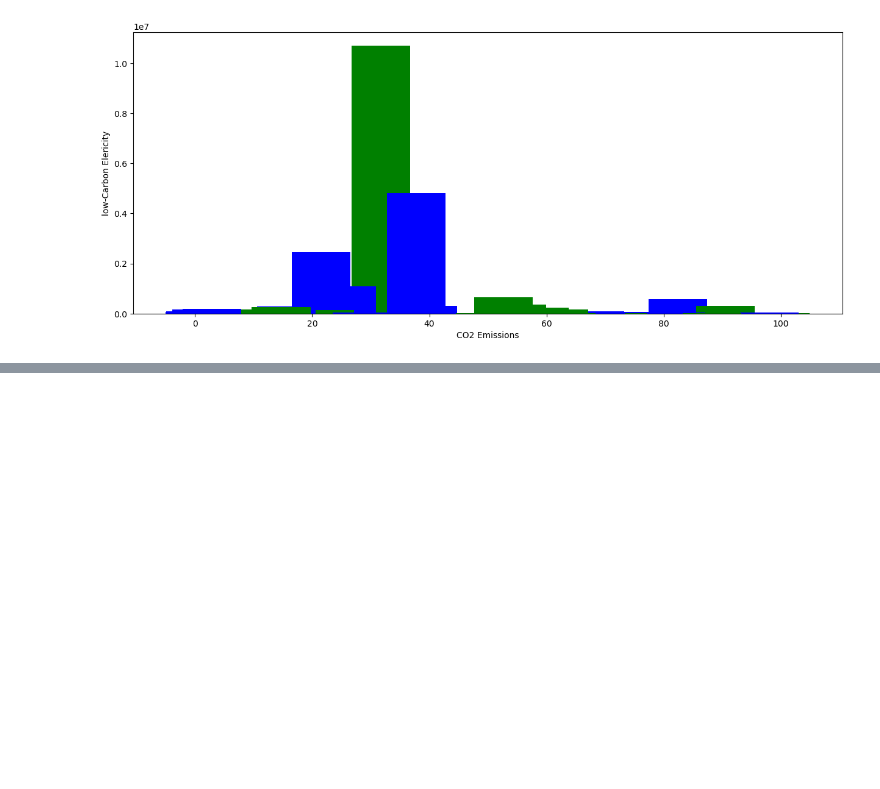
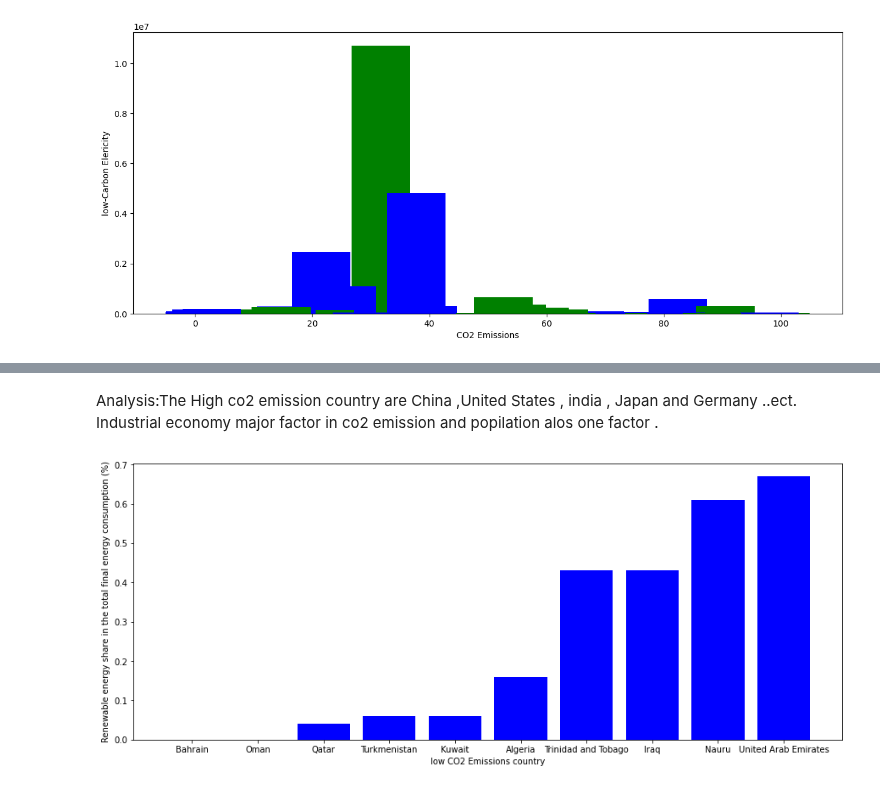
Before and after one commit to yosieph/Project1, a Jupyter notebook: project1.ipynb, the cells around one changed output, grey strips where cells are left out. Cells and saved outputs as stored; diff of their text form; code cells hidden in the pictures; blank space fills up the shorter version.

```diff
--- a/project1.ipynb
+++ b/project1.ipynb
@@ -826,3 +920,8 @@ plt.ylabel('low-Carbon Elericity')
 plt.show()
 # %% [output]
 [figure]
+# %%
+# data informations :country ,Low-carbon electricity (% electricity) ,co2 Emissions (metric tons per capita)
+# Sort the main_data by 'Average Temp' in ascending order to get the lowest Carbon electricity countries
+lowest_co2_emission_countries = main_data.sort_values(by='Renewable energy share in the total final energy consumption (%)', ascending=True).head(10)[['Country','co2 Emissions (metric tons per capita)' ,'Renewable energy share in the total final energy consumption (%)']]
+print (lowest_co2_emission_countries)
@@ -828,0 +971,12 @@ plt.show()
+# %% [markdown]
+Analysis:The High co2 emission  country  are China ,United States , india , Japan and Germany ..ect. Industrial economy major factor in co2 emission and popilation alos one factor .
+# %%
+x=lowest_co2_emission_countries[('Country')]
+y=lowest_co2_emission_countries[('Renewable energy share in the total final energy consumption (%)')]
+plt.figure(figsize=(15,6))
+plt.bar(x,y ,color=['blue'])
+plt.xlabel('low CO2 Emissions country')
+plt.ylabel('Renewable energy share in the total final energy consumption (%)')
+plt.show()
+# %% [output]
+[figure, added]
```
Also changed, not shown: parts of 25 cells of this notebook.
